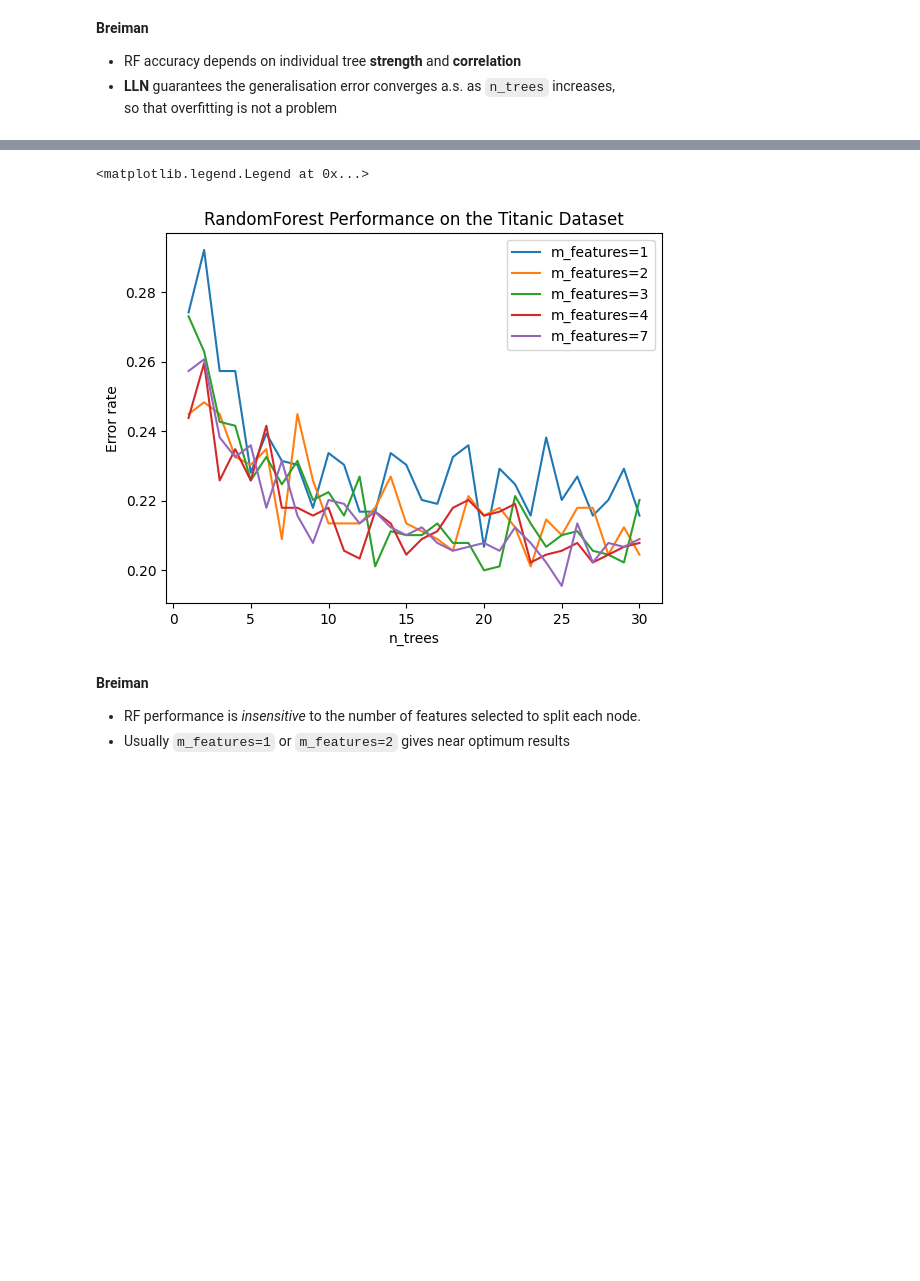
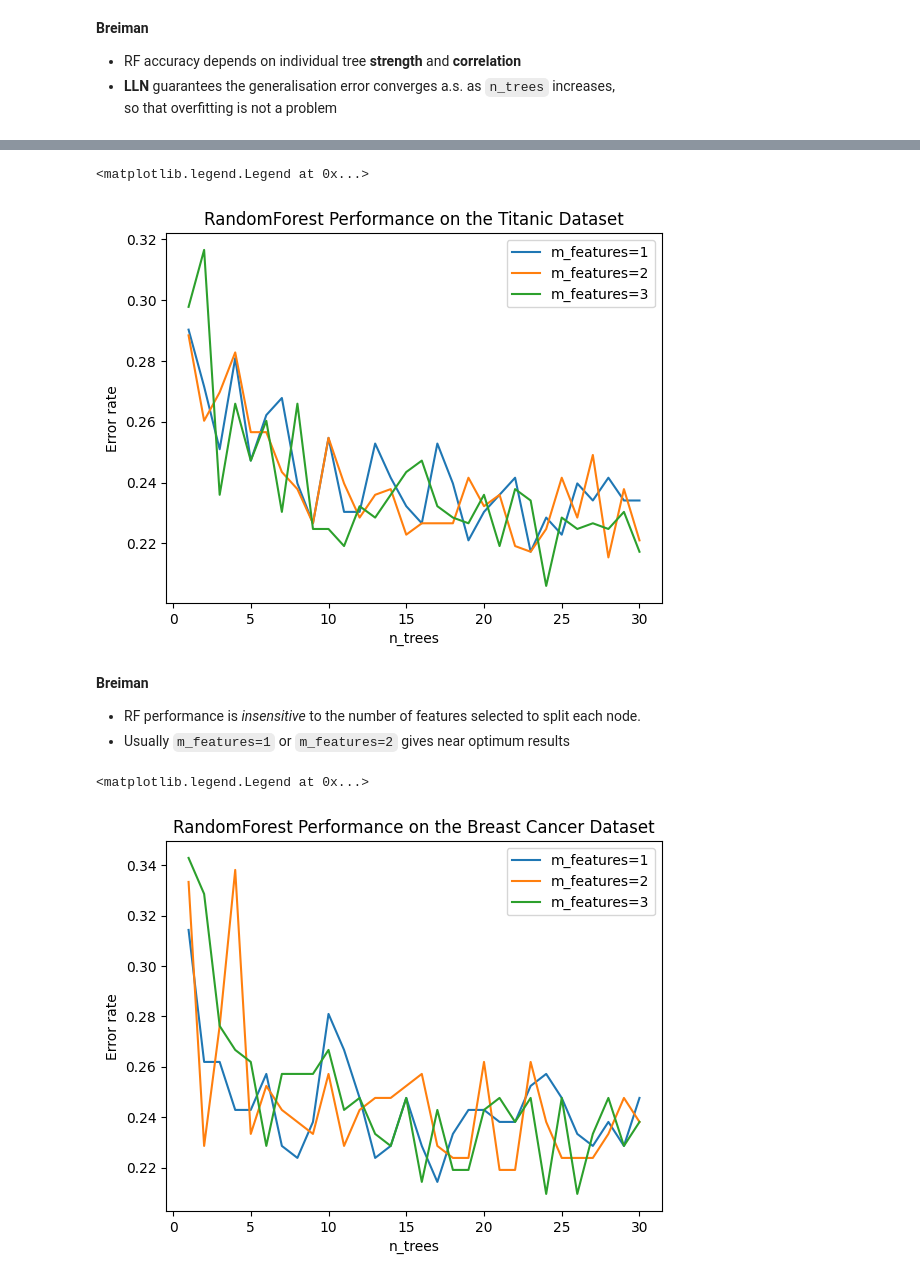
Before and after one commit to liyiyan128/M2R-random-forests, a Jupyter notebook: simulations/simulations.ipynb, the cells around one changed output, grey strips where cells are left out. Cells and saved outputs as stored; diff of their text form; code cells hidden in the pictures; blank space fills up the shorter version.

```diff
--- a/simulations/simulations.ipynb
+++ b/simulations/simulations.ipynb
@@ -119,14 +129,14 @@ plt.legend()
 # Test varing `n_trees` with different `m_features` on the Titanic dataset.
 X_train, X_test, y_train, y_test, feature_type= datasets["titanic (complex)"]
 n_trees = np.arange(1, 31)
-m_features = [1, 2, 3, 4, 7]
-n_exp=5
+m_features = [1, 2, 3]
+n_exp=3
 error_rates_mean = np.ones((len(m_features), len(n_trees)))
 error_rates_std = np.zeros((len(m_features), len(n_trees)))
 for n in n_trees:
     for m in m_features:
         random_forest = rf.RandomForest(
-            n_trees=n, max_depth=100, min_leaf_size=1, n_candidates=m*2, criterion="gini")
+            n_trees=n, max_depth=100, min_leaf_size=1, n_candidates=2, criterion="gini")
         error_rate = np.ones(n_exp)
         for i in range(n_exp):
             random_forest.fit(X_train, y_train, feature_type, m_features=m)
@@ -141,8 +151,8 @@ error_rates = np.load("test_titanic_n30_m.npz")
 error_rates_mean = error_rates["mean"]
 error_rates_std = error_rates["std"]
 n_trees = np.arange(1, 31)
-m_features = [1, 2, 3, 4, 7]
-n_exp=5
+m_features = [1, 2, 3]
+n_exp=3
 for m in m_features:
     # plt.errorbar(n_trees, error_rates_mean[m_features.index(m), :],
     #                 yerr=error_rates_std[m_features.index(m), :]/np.sqrt(n_exp),
@@ -156,8 +166,46 @@ plt.title("RandomForest Performance on the Titanic Dataset")
 plt.legend()
 # %% [output]
 <matplotlib.legend.Legend at 0x...>
-[figure, old version]
+[figure, new version]
 # %% [markdown]
 **Breiman**
 - RF performance is *insensitive* to the number of features selected to split each node.
 - Usually `m_features=1` or `m_features=2` gives near optimum results
+# %%
+# Test varing `n_trees` with different `m_features` on the Breast Cancer dataset.
+X_train, X_test, y_train, y_test, feature_type= datasets["breast_cancer (categorical)"]
+n_trees = np.arange(1, 31)
+m_features = [1, 2, 3]
+n_exp=3
+error_rates_mean = np.ones((len(m_features), len(n_trees)))
+error_rates_std = np.zeros((len(m_features), len(n_trees)))
+for n in n_trees:
+    for m in m_features:
+        random_forest = rf.RandomForest(
+            n_trees=n, max_depth=100, min_leaf_size=1, n_candidates=3, criterion="gini")
+        error_rate = np.ones(n_exp)
+        for i in range(n_exp):
+            random_forest.fit(X_train, y_train, feature_type, m_features=m)
+            y_predicted = random_forest.predict(X_test)
+            error_rate[i] = rf.random_forests.misclassification_rate(y_predicted, y_test)
+        error_rates_mean[m_features.index(m), n-1] = error_rate.mean()
+        error_rates_std[m_features.index(m), n-1] = error_rate.std()
+
+np.savez("test_breast_cancer_n30_m.npz", mean=error_rates_mean, std=error_rates_std)
+# %%
+error_rates = np.load("test_breast_cancer_n30_m.npz")
+error_rates_mean = error_rates["mean"]
+error_rates_std = error_rates["std"]
+n_trees = np.arange(1, 31)
+m_features = [1, 2, 3]
+n_exp=3
+for m in m_features:
+    plt.plot(n_trees, error_rates_mean[m_features.index(m), :],
+             label=f"m_features={m}")
+plt.xlabel("n_trees")
+plt.ylabel("Error rate")
+plt.title("RandomForest Performance on the Breast Cancer Dataset")
+plt.legend()
+# %% [output]
+<matplotlib.legend.Legend at 0x...>
+[figure, added]
```
Also changed, not shown: parts of 8 cells of this notebook, 10 other files.
